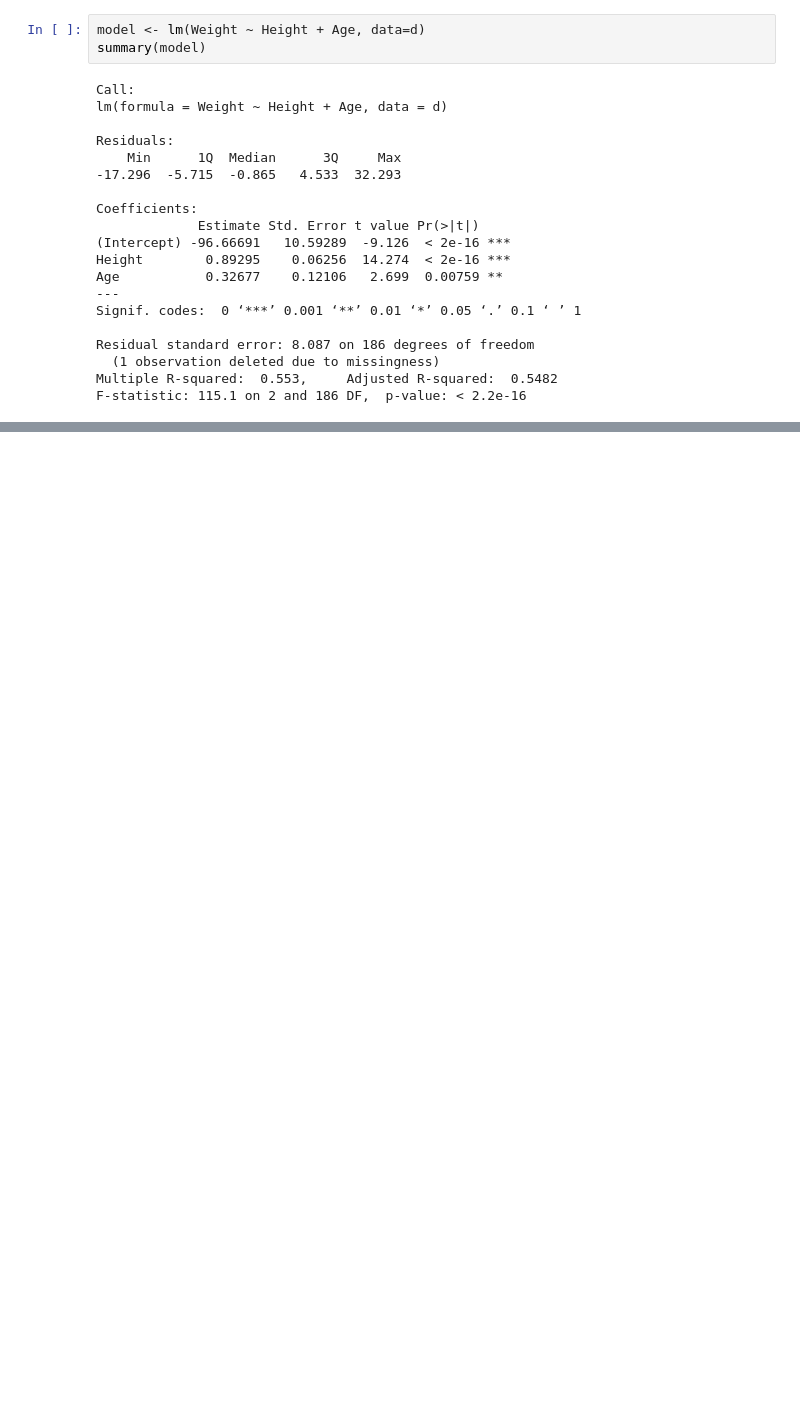
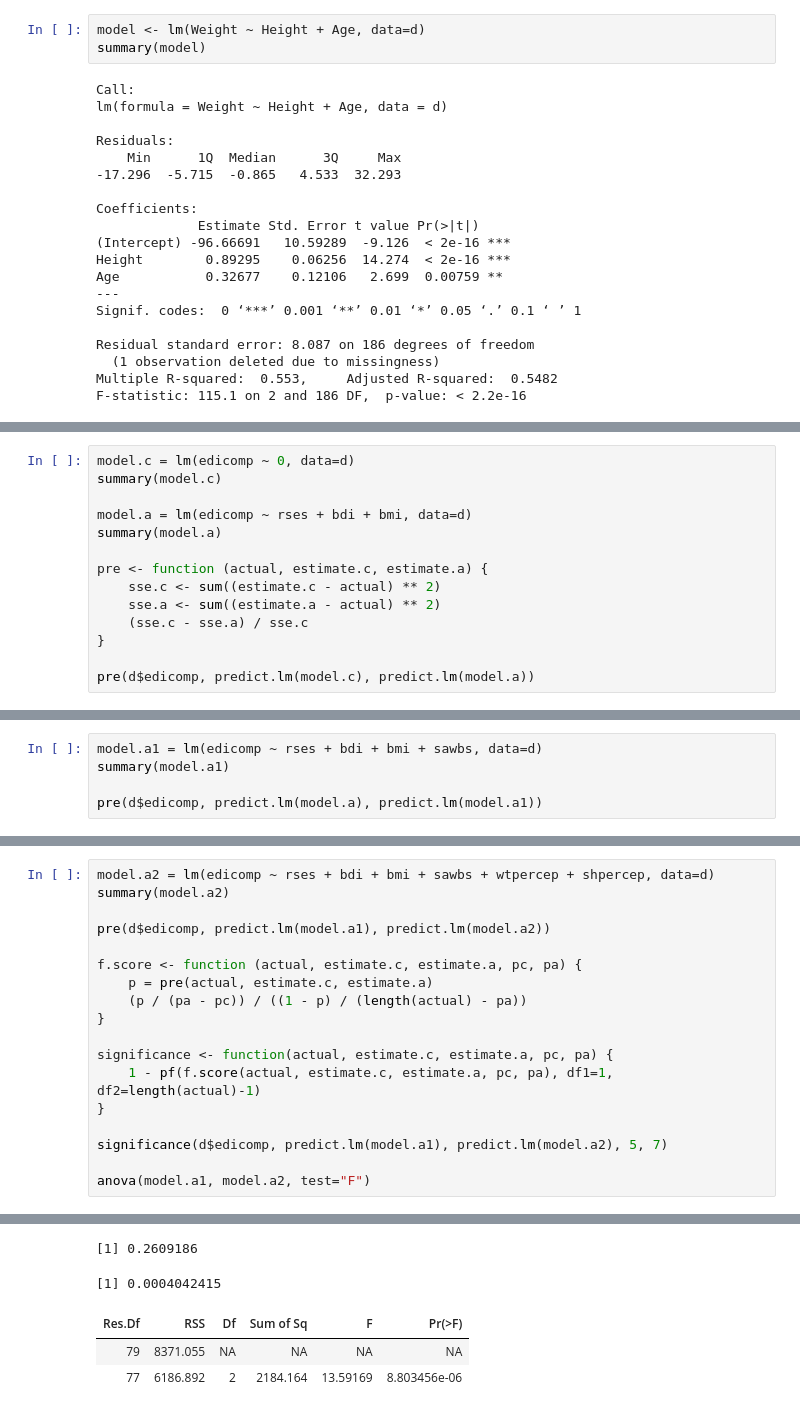
Before and after one commit to jamii/jamii.github.com, a Jupyter notebook: classes/stats/Week3.ipynb, the cells around one changed output, grey strips where cells are left out. Cells and saved outputs as stored; diff of their text form; blank space fills up the shorter version.

```diff
--- a/classes/stats/Week3.ipynb
+++ b/classes/stats/Week3.ipynb
@@ -152,0 +180,14 @@ rmodel <- lm(weight.age ~ d$)
+# %%
+model.c = lm(edicomp ~ 0, data=d)
+summary(model.c)
+
+model.a = lm(edicomp ~ rses + bdi + bmi, data=d)
+summary(model.a)
+
+pre <- function (actual, estimate.c, estimate.a) {
+    sse.c <- sum((estimate.c - actual) ** 2)
+    sse.a <- sum((estimate.a - actual) ** 2)
+    (sse.c - sse.a) / sse.c
+}
+
+pre(d$edicomp, predict.lm(model.c), predict.lm(model.a))
@@ -152,0 +225,5 @@ rmodel <- lm(weight.age ~ d$)
+# %%
+model.a1 = lm(edicomp ~ rses + bdi + bmi + sawbs, data=d)
+summary(model.a1)
+
+pre(d$edicomp, predict.lm(model.a), predict.lm(model.a1))
@@ -152,0 +252,19 @@ rmodel <- lm(weight.age ~ d$)
+# %%
+model.a2 = lm(edicomp ~ rses + bdi + bmi + sawbs + wtpercep + shpercep, data=d)
+summary(model.a2)
+
+pre(d$edicomp, predict.lm(model.a1), predict.lm(model.a2))
+
+f.score <- function (actual, estimate.c, estimate.a, pc, pa) {
+    p = pre(actual, estimate.c, estimate.a)
+    (p / (pa - pc)) / ((1 - p) / (length(actual) - pa))
+}
+
+significance <- function(actual, estimate.c, estimate.a, pc, pa) {
+    1 - pf(f.score(actual, estimate.c, estimate.a, pc, pa), df1=1, df2=length(actual)-1)
+}
+
+significance(d$edicomp, predict.lm(model.a1), predict.lm(model.a2), 5, 7)
+
+anova(model.a1, model.a2, test="F")
+# %% [output]
@@ -152,0 +288,5 @@ rmodel <- lm(weight.age ~ d$)
+[1] 0.2609186
+[1] 0.0004042415
+| Res.Df | RSS | Df | Sum of Sq | F | Pr(>F) |
+| 79 | 8371.055 | NA | NA | NA | NA |
+| 77 | 6186.892 | 2 | 2184.164 | 13.59169 | 8.803456e-06 |
```
Also changed, not shown: parts of 5 cells of this notebook, 1 other file.
